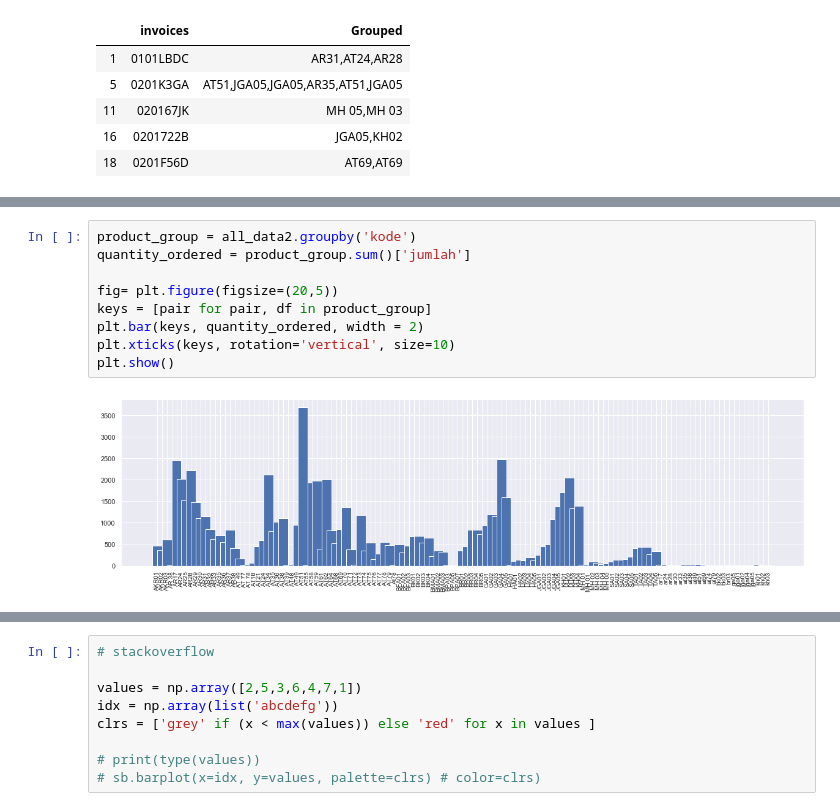
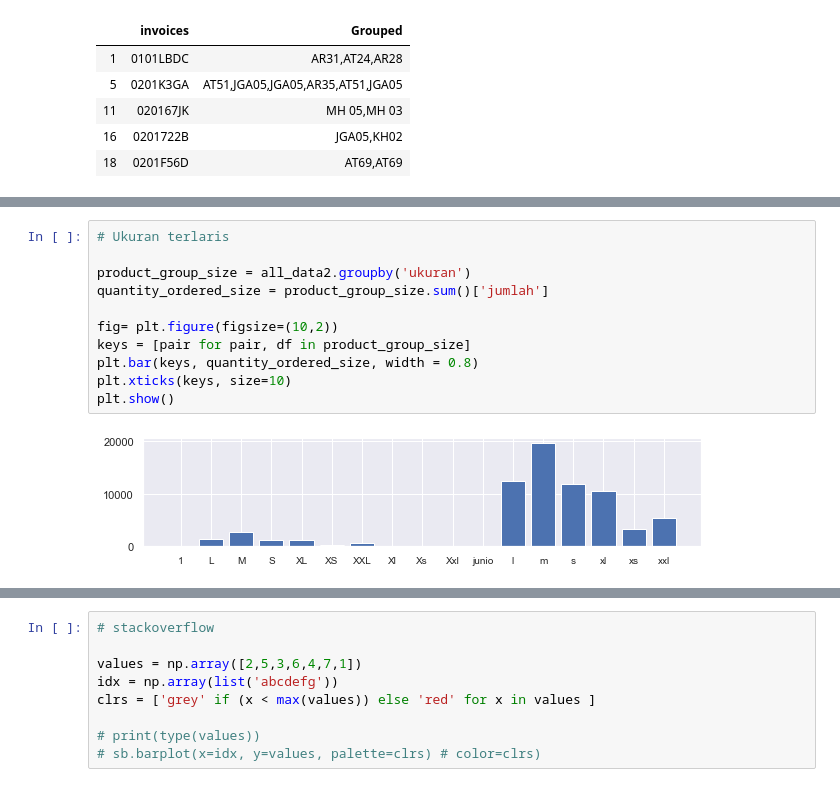
Before and after one commit to rifqisulistya/sales-analysis, a Jupyter notebook: Ammar.ipynb, the cells around one changed output, grey strips where cells are left out. Cells and saved outputs as stored; diff of their text form.

```diff
--- a/Ammar.ipynb
+++ b/Ammar.ipynb
@@ -263,11 +315,13 @@ See the caveats in the documentation: http://pandas.pydata.org/pandas-docs/stabl
 # %%
-product_group = all_data2.groupby('kode')
-quantity_ordered = product_group.sum()['jumlah']
+# Ukuran terlaris
 
-fig= plt.figure(figsize=(20,5))
-keys = [pair for pair, df in product_group]
-plt.bar(keys, quantity_ordered, width = 2)
-plt.xticks(keys, rotation='vertical', size=10)
+product_group_size = all_data2.groupby('ukuran')
+quantity_ordered_size = product_group_size.sum()['jumlah']
+
+fig= plt.figure(figsize=(10,2))
+keys = [pair for pair, df in product_group_size]
+plt.bar(keys, quantity_ordered_size, width = 0.8)
+plt.xticks(keys, size=10)
 plt.show()
 # %% [output]
-[figure, old version]
+[figure, new version]
```
Also changed, not shown: parts of 16 cells of this notebook.
